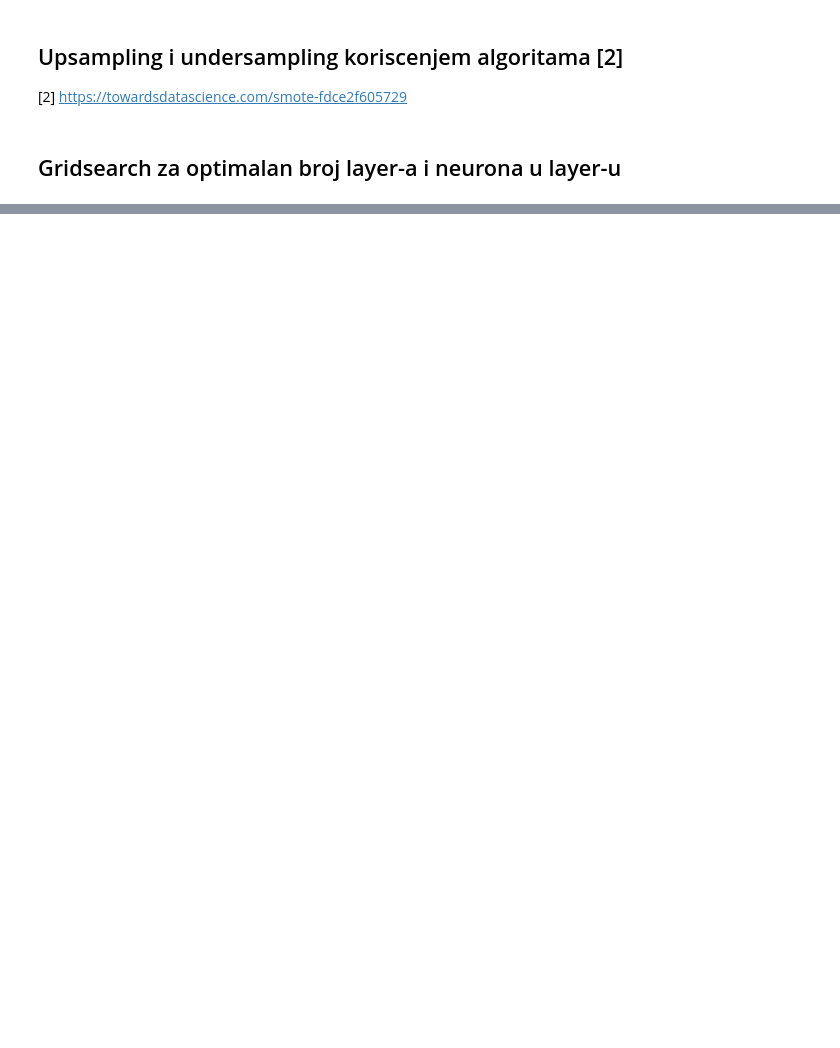
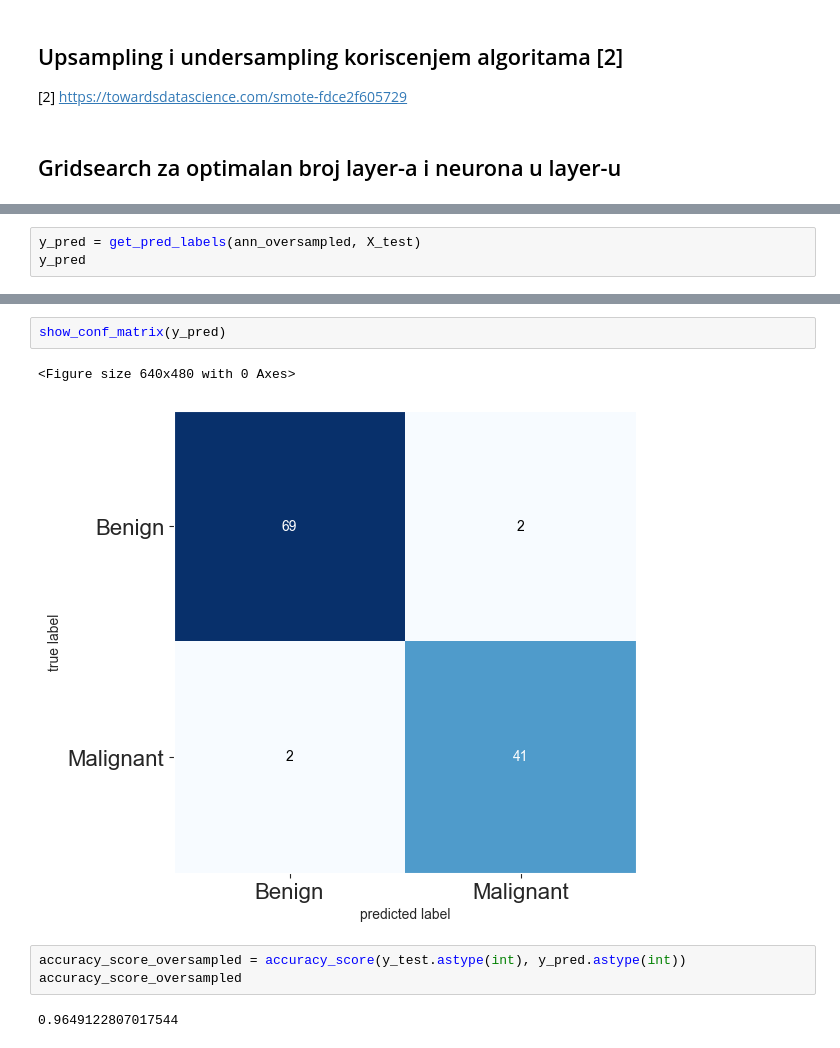
Before and after one commit to nikolavukotic/MachineLearning-ANNs, a Jupyter notebook: breast-cancer-classification-anns.ipynb, the cells around one changed output, grey strips where cells are left out. Drawn from its saved outputs; the diff is of its cells as text; blank space fills up the shorter version.

```diff
--- a/breast-cancer-classification-anns.ipynb
+++ b/breast-cancer-classification-anns.ipynb
@@ -1290,0 +1346,3 @@ weighted avg       0.97      0.97      0.97       114
+# %%
+y_pred = get_pred_labels(ann_oversampled, X_test)
+y_pred
@@ -1290,0 +1357,10 @@ weighted avg       0.97      0.97      0.97       114
+# %%
+show_conf_matrix(y_pred)
+# %% [output]
+<Figure size 640x480 with 0 Axes>
+[figure, added]
+# %%
+accuracy_score_oversampled = accuracy_score(y_test.astype(int), y_pred.astype(int))
+accuracy_score_oversampled
+# %% [output]
+0.9649122807017544
```
Also changed, not shown: parts of 86 cells of this notebook.
